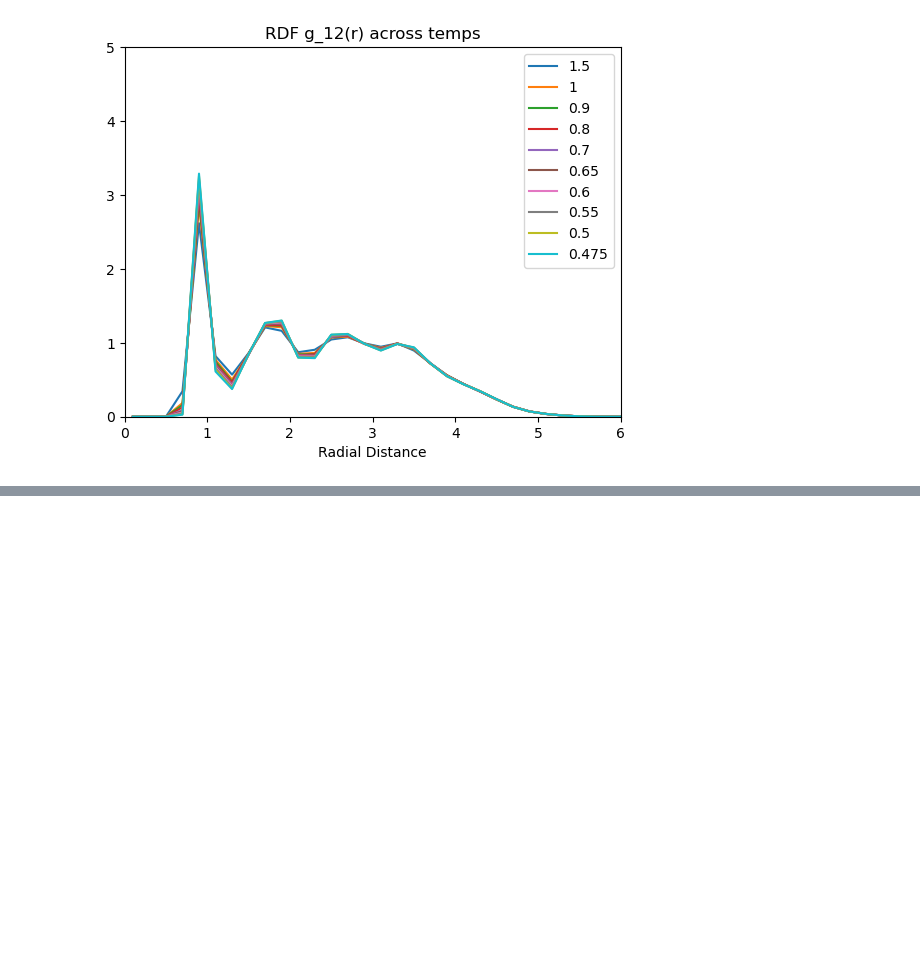
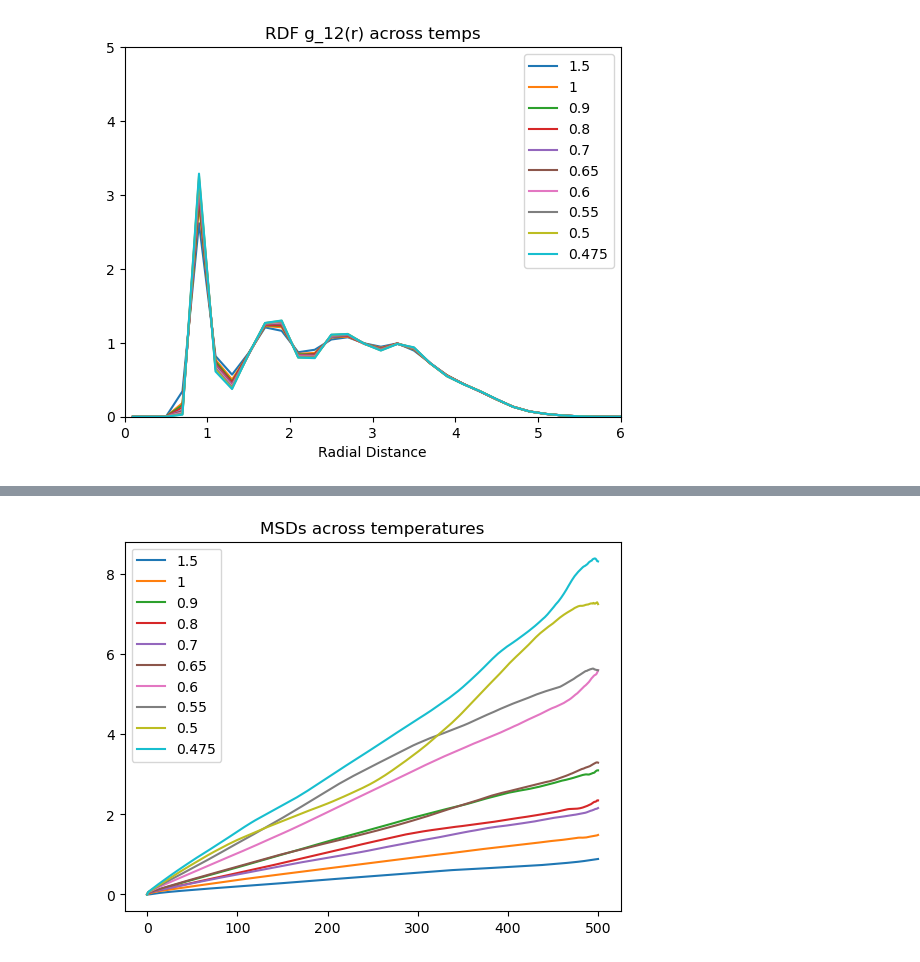
Before and after one commit to tvp3189/comp-lab-class-2023, a Jupyter notebook: Week9/Analysis/Week9_Analysis.ipynb, the cells around one changed output, grey strips where cells are left out. Saved outputs shown, nothing was run; the diff lists cells and outputs as text; code cells hidden in the pictures; blank space fills up the shorter version.

Commit message:
Week9 finished MSD Analysis

```diff
--- a/Week9/Analysis/Week9_Analysis.ipynb
+++ b/Week9/Analysis/Week9_Analysis.ipynb
@@ -121,0 +135,10 @@ AttributeError: 'EinsteinMSD' object has no attribute 'EinsteinMSD'
+# %%
+# Plot MSD Analysis
+for temp in MSDs:
+    plt.plot(MSDs[temp], label=temp)
+plt.legend()
+plt.title("MSDs across temperatures")
+plt.savefig("../Figures/MSDs.png")
+plt.show()
+# %% [output]
+[figure, added]
```
Also changed, not shown: parts of 3 cells of this notebook, 1 other file.
